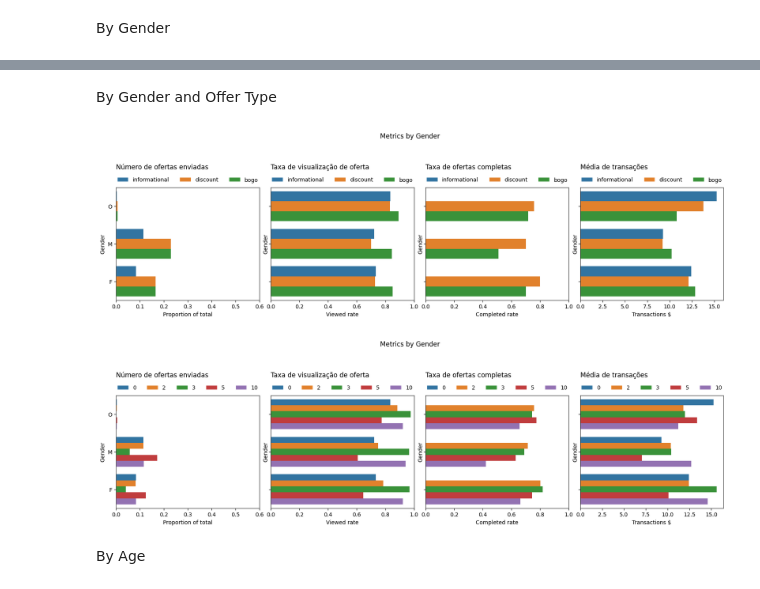
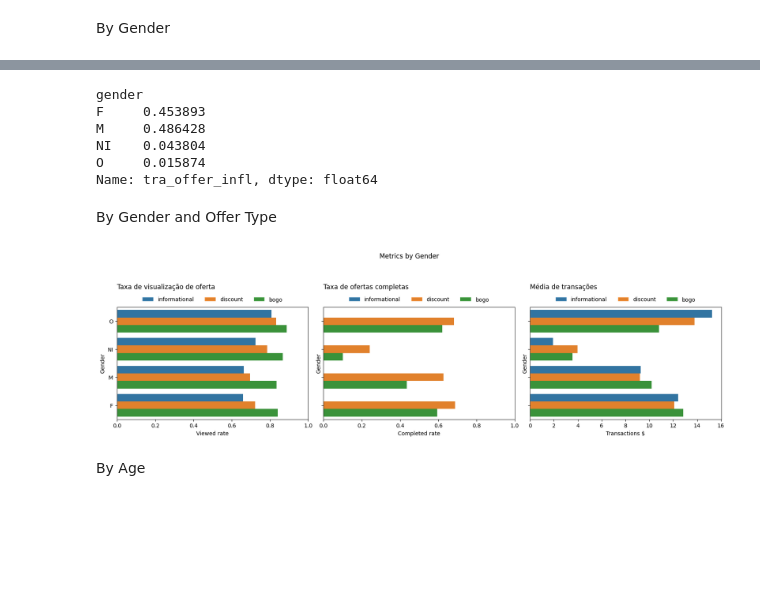
Before and after one commit to IsmaelMiranda11/capstone_project_offer_starbucks, a Jupyter notebook: Data Exploration.ipynb, the cells around one changed output, grey strips where cells are left out. Cells and saved outputs as stored; diff of their text form; code cells hidden in the pictures; blank space fills up the shorter version.

```diff
--- a/Data Exploration.ipynb
+++ b/Data Exploration.ipynb
@@ -199,5 +34,0 @@ Por último, o valor de 118 no campo de idade pode atrapalhar nas análise. Assi
-# %%
-# Fill 118 values with meadian, without this extreme value
-profile.loc[profile.age == 118, 'age'] = profile.loc[profile.age != 118, 'age'].median()
-
-profile.head()
@@ -232,7 +43,7 @@ The extra information will be used to exploring the data.
 # %%
 # Just interesting columns from profile and portifolio
 # Profile
-profile2 = profile[['user_id', 'gender', 'age', 'income', 'rela_member_years']]
+profile2 = profile[['user_id', 'gender', 'age', 'income', 'rela_member_years', 'user_cluster']]
 
 # Portifolio
 portfolio2 = portfolio[['offer_id', 'reward', 'difficulty', 'offer_type']]
@@ -255,10 +66,16 @@ user_offer_df2.head()
 Informações contínuas, como renda e idade podem ser melhor analisadas a partir da sua divisão em partes.
 O melhor agrupamento para uma única variável é nos quartis, separando os dados em 4 partes iguais. Outro agrupamento que permite obersar mais abertamente os valores é a divisão por decils
 # %%
+
+# Quartis da idade
 user_offer_df2['age_quartile'] = pd.qcut(user_offer_df2['age'], q=4)
-user_offer_df2['age_decile'] = pd.qcut(user_offer_df2['age'], q=10)
+# user_offer_df2['age_decile'] = pd.qcut(user_offer_df2['age'], q=10)
+
+# Quartis de renda
 user_offer_df2['income_quartile'] = pd.qcut(user_offer_df2['income'], q=4)
-user_offer_df2['income_decile'] = pd.qcut(user_offer_df2['income'], q=10)
+# user_offer_df2['income_decile'] = pd.qcut(user_offer_df2['income'], q=10)
+
+# Quartis de tempo
 user_offer_df2['member_years_quartile'] = pd.qcut(user_offer_df2['rela_member_years'], q=4)
 
 user_offer_df2.head()
@@ -340,0 +136,7 @@ Como prever o total de transação feito para cada
+# %%
+user_offer_df3 = user_offer_df2[['offer_id_rec', 'user_id',
+    'valid_view_rate', 'completed_after_view_rate','tra_offer_infl', 'offer_type',
+    'gender', 'age', 'income', 'rela_member_years', 'user_cluster', 'age_quartile',
+    'income_quartile', 'member_years_quartile']]
+
+user_offer_df3.head()
@@ -391,16 +257,20 @@ aux_fun.plot_grid_metrics(user_offer_df2, 'gender')
+# %%
+user_offer_df3.groupby('gender')['tra_offer_infl'].sum() / user_offer_df3['tra_offer_infl'].sum()
+# %% [output]
+gender
+F     0.453893
+M     0.486428
+NI    0.043804
+O     0.015874
+Name: tra_offer_infl, dtype: float64
 # %% [markdown]
 By Gender and Offer Type
 # %%
 importlib.reload(aux_fun)
-df_temp = user_offer_df2.loc[user_offer_df2.gender != 'NI']
-aux_fun.plot_grid_metrics(df_temp, ['gender', 'offer_type'], dodge=True)
+
+aux_fun.plot_grid_metrics(user_offer_df3, ['gender', 'offer_type'], dodge=True)
 # %% [output]
-[figure, old version]
+[figure, new version]
-# %%
-df_temp = user_offer_df2.loc[user_offer_df2.gender != 'NI']
-aux_fun.plot_grid_metrics(df_temp, ['gender', 'offer_reward'], dodge=True)
-# %% [output]
-[figure, removed]
 # %% [markdown]
 By Age
 # %%
```
Also changed, not shown: parts of 191 cells of this notebook, 8 other files.
